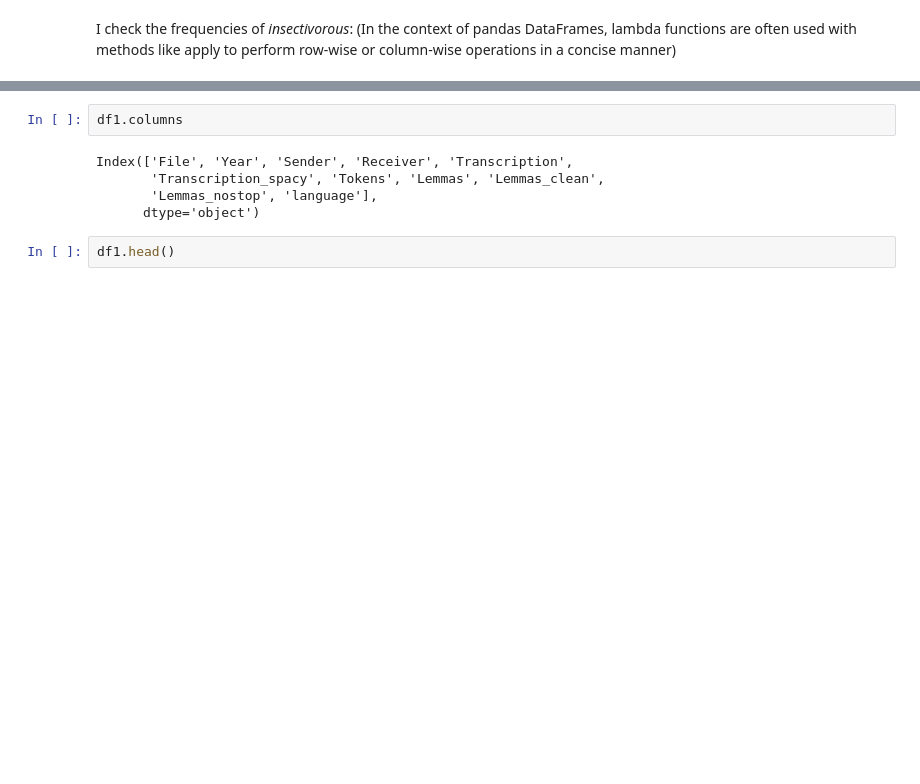
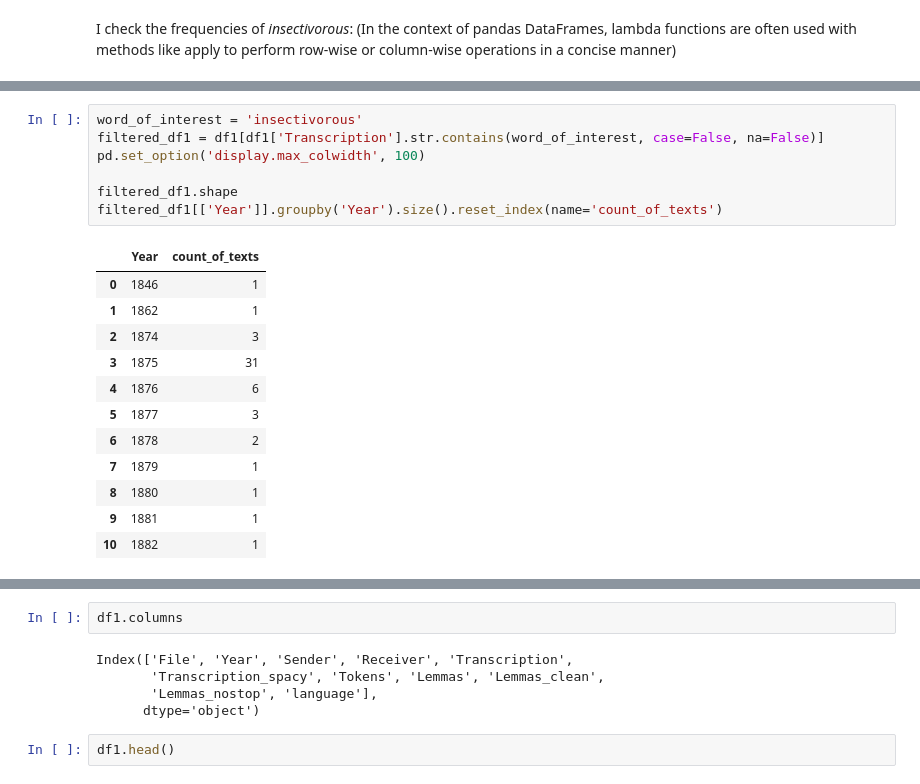
Before and after one commit to BarbaraMcG/darwin-semantic-change, a Jupyter notebook: Semantic_change_Darwin_BMcG.ipynb, the cells around one changed output, grey strips where cells are left out. Saved outputs shown, nothing was run; the diff lists cells and outputs as text; blank space fills up the shorter version.

```diff
--- a/Semantic_change_Darwin_BMcG.ipynb
+++ b/Semantic_change_Darwin_BMcG.ipynb
@@ -657,3 +776,23 @@ filtered_df1[['Year']].groupby('Year').size().reset_index(name='count_of_texts')
+# %%
+word_of_interest = 'insectivorous'
+filtered_df1 = df1[df1['Transcription'].str.contains(word_of_interest, case=False, na=False)]
+pd.set_option('display.max_colwidth', 100)
+
+filtered_df1.shape
+filtered_df1[['Year']].groupby('Year').size().reset_index(name='count_of_texts')
+# %% [output]
+|  | Year | count_of_texts |
+| 0 | 1846 | 1 |
+| 1 | 1862 | 1 |
+| 2 | 1874 | 3 |
+| 3 | 1875 | 31 |
+| 4 | 1876 | 6 |
+| 5 | 1877 | 3 |
+| 6 | 1878 | 2 |
+| 7 | 1879 | 1 |
+| 8 | 1880 | 1 |
+| 9 | 1881 | 1 |
+| 10 | 1882 | 1 |
 # %%
 word_of_interest = 'transmutation'
 filtered_df1 = df1[df1['Lemmas_clean'].apply(lambda x: word_of_interest in x)]
```
Also changed, not shown: parts of 32 cells of this notebook.
